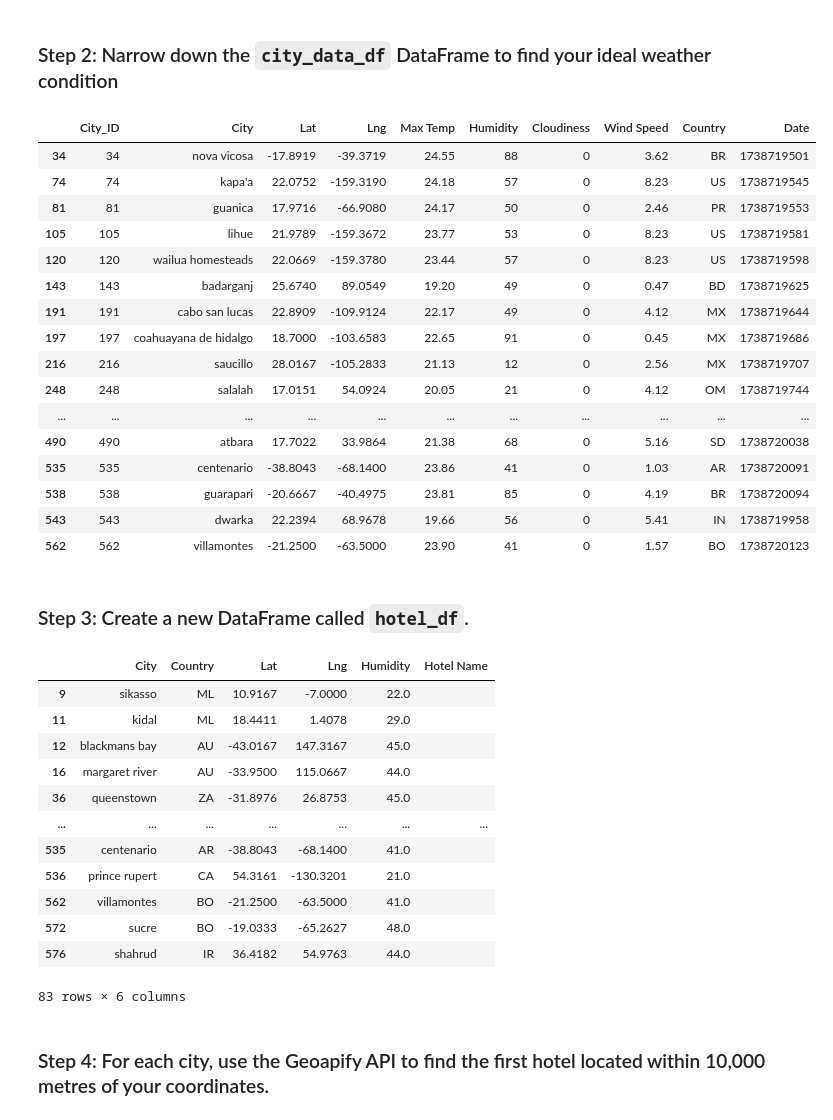
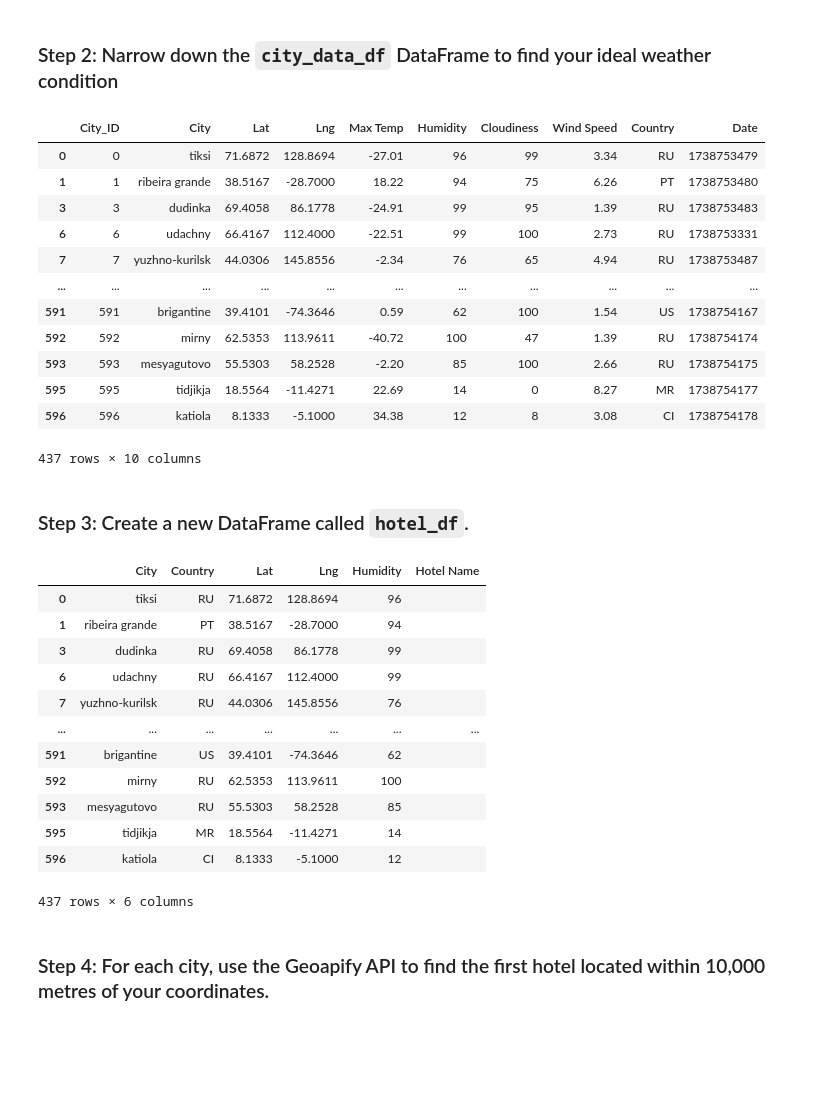
Before and after one commit to AllyEveslage/Python-API-Challenge, a Jupyter notebook: WeatherPy/VacationPy.ipynb, the cells around one changed output. Drawn from its saved outputs; the diff is of its cells as text; code cells hidden in the pictures; blank space fills up the shorter version.

```diff
--- a/WeatherPy/VacationPy.ipynb
+++ b/WeatherPy/VacationPy.ipynb
@@ -56,38 +56,32 @@ map1
 ### Step 2: Narrow down the `city_data_df` DataFrame to find your ideal weather condition
 # %%
 # Narrow down cities that fit criteria and drop any results with null values
-city_data_df = city_data_df.loc[(city_data_df["Max Temp"] < 25) & (city_data_df["Max Temp"] > 19)]
-
-city_data_df = city_data_df.loc[(city_data_df["Cloudiness"] == 0)]
+city_data_df = city_data_df.loc[(city_data_df["Max Temp"]>=15) & (city_data_df["Max Temp"]<=35) & (city_data_df)["Humidity"]<=60 & (city_data_df["Cloudiness"]<=60)]
 
 # Drop any rows with null values
 city_data_df = city_data_df.dropna()
 
 # Display sample data
 city_data_df
 # %% [output]
 |  | City_ID | City | Lat | Lng | Max Temp | Humidity | Cloudiness | Wind Speed | Country | Date |
-| 34 | 34 | nova vicosa | -17.8919 | -39.3719 | 24.55 | 88 | 0 | 3.62 | BR | 1738719501 |
-| 74 | 74 | kapa'a | 22.0752 | -159.3190 | 24.18 | 57 | 0 | 8.23 | US | 1738719545 |
-| 81 | 81 | guanica | 17.9716 | -66.9080 | 24.17 | 50 | 0 | 2.46 | PR | 1738719553 |
-| 105 | 105 | lihue | 21.9789 | -159.3672 | 23.77 | 53 | 0 | 8.23 | US | 1738719581 |
-| 120 | 120 | wailua homesteads | 22.0669 | -159.3780 | 23.44 | 57 | 0 | 8.23 | US | 1738719598 |
-| 143 | 143 | badarganj | 25.6740 | 89.0549 | 19.20 | 49 | 0 | 0.47 | BD | 1738719625 |
-| 191 | 191 | cabo san lucas | 22.8909 | -109.9124 | 22.17 | 49 | 0 | 4.12 | MX | 1738719644 |
-| 197 | 197 | coahuayana de hidalgo | 18.7000 | -103.6583 | 22.65 | 91 | 0 | 0.45 | MX | 1738719686 |
-| 216 | 216 | saucillo | 28.0167 | -105.2833 | 21.13 | 12 | 0 | 2.56 | MX | 1738719707 |
-| 248 | 248 | salalah | 17.0151 | 54.0924 | 20.05 | 21 | 0 | 4.12 | OM | 1738719744 |
+| 0 | 0 | tiksi | 71.6872 | 128.8694 | -27.01 | 96 | 99 | 3.34 | RU | 1738753479 |
+| 1 | 1 | ribeira grande | 38.5167 | -28.7000 | 18.22 | 94 | 75 | 6.26 | PT | 1738753480 |
+| 3 | 3 | dudinka | 69.4058 | 86.1778 | -24.91 | 99 | 95 | 1.39 | RU | 1738753483 |
+| 6 | 6 | udachny | 66.4167 | 112.4000 | -22.51 | 99 | 100 | 2.73 | RU | 1738753331 |
+| 7 | 7 | yuzhno-kurilsk | 44.0306 | 145.8556 | -2.34 | 76 | 65 | 4.94 | RU | 1738753487 |
 | ... | ... | ... | ... | ... | ... | ... | ... | ... | ... | ... |
-| 490 | 490 | atbara | 17.7022 | 33.9864 | 21.38 | 68 | 0 | 5.16 | SD | 1738720038 |
-| 535 | 535 | centenario | -38.8043 | -68.1400 | 23.86 | 41 | 0 | 1.03 | AR | 1738720091 |
-| 538 | 538 | guarapari | -20.6667 | -40.4975 | 23.81 | 85 | 0 | 4.19 | BR | 1738720094 |
-| 543 | 543 | dwarka | 22.2394 | 68.9678 | 19.66 | 56 | 0 | 5.41 | IN | 1738719958 |
-| 562 | 562 | villamontes | -21.2500 | -63.5000 | 23.90 | 41 | 0 | 1.57 | BO | 1738720123 |
+| 591 | 591 | brigantine | 39.4101 | -74.3646 | 0.59 | 62 | 100 | 1.54 | US | 1738754167 |
+| 592 | 592 | mirny | 62.5353 | 113.9611 | -40.72 | 100 | 47 | 1.39 | RU | 1738754174 |
+| 593 | 593 | mesyagutovo | 55.5303 | 58.2528 | -2.20 | 85 | 100 | 2.66 | RU | 1738754175 |
+| 595 | 595 | tidjikja | 18.5564 | -11.4271 | 22.69 | 14 | 0 | 8.27 | MR | 1738754177 |
+| 596 | 596 | katiola | 8.1333 | -5.1000 | 34.38 | 12 | 8 | 3.08 | CI | 1738754178 |
+437 rows × 10 columns
 # %% [markdown]
 ### Step 3: Create a new DataFrame called `hotel_df`.
 # %%
 # Use the Pandas copy function to create DataFrame called hotel_df to store the city, country, coordinates, and humidity
-hotel_df = ideal_cities_df[['City', 'Country', 'Lat', 'Lng', 'Humidity']].copy()
+hotel_df = city_data_df[['City', 'Country', 'Lat', 'Lng', 'Humidity']].copy()
 
 # Add an empty column, "Hotel Name," to the DataFrame so you can store the hotel found using the Geoapify API
 hotel_df['Hotel Name'] = ''
@@ -96,18 +90,18 @@ hotel_df['Hotel Name'] = ''
 hotel_df
 # %% [output]
 |  | City | Country | Lat | Lng | Humidity | Hotel Name |
-| 9 | sikasso | ML | 10.9167 | -7.0000 | 22.0 |  |
-| 11 | kidal | ML | 18.4411 | 1.4078 | 29.0 |  |
-| 12 | blackmans bay | AU | -43.0167 | 147.3167 | 45.0 |  |
-| 16 | margaret river | AU | -33.9500 | 115.0667 | 44.0 |  |
-| 36 | queenstown | ZA | -31.8976 | 26.8753 | 45.0 |  |
+| 0 | tiksi | RU | 71.6872 | 128.8694 | 96 |  |
+| 1 | ribeira grande | PT | 38.5167 | -28.7000 | 94 |  |
+| 3 | dudinka | RU | 69.4058 | 86.1778 | 99 |  |
+| 6 | udachny | RU | 66.4167 | 112.4000 | 99 |  |
+| 7 | yuzhno-kurilsk | RU | 44.0306 | 145.8556 | 76 |  |
 | ... | ... | ... | ... | ... | ... | ... |
-| 535 | centenario | AR | -38.8043 | -68.1400 | 41.0 |  |
-| 536 | prince rupert | CA | 54.3161 | -130.3201 | 21.0 |  |
-| 562 | villamontes | BO | -21.2500 | -63.5000 | 41.0 |  |
-| 572 | sucre | BO | -19.0333 | -65.2627 | 48.0 |  |
-| 576 | shahrud | IR | 36.4182 | 54.9763 | 44.0 |  |
+| 591 | brigantine | US | 39.4101 | -74.3646 | 62 |  |
+| 592 | mirny | RU | 62.5353 | 113.9611 | 100 |  |
+| 593 | mesyagutovo | RU | 55.5303 | 58.2528 | 85 |  |
+| 595 | tidjikja | MR | 18.5564 | -11.4271 | 14 |  |
+| 596 | katiola | CI | 8.1333 | -5.1000 | 12 |  |
-83 rows × 6 columns
+437 rows × 6 columns
 # %% [markdown]
 ### Step 4: For each city, use the Geoapify API to find the first hotel located within 10,000 metres of your coordinates.
 # %%
```
Also changed, not shown: parts of 2 cells of this notebook.
